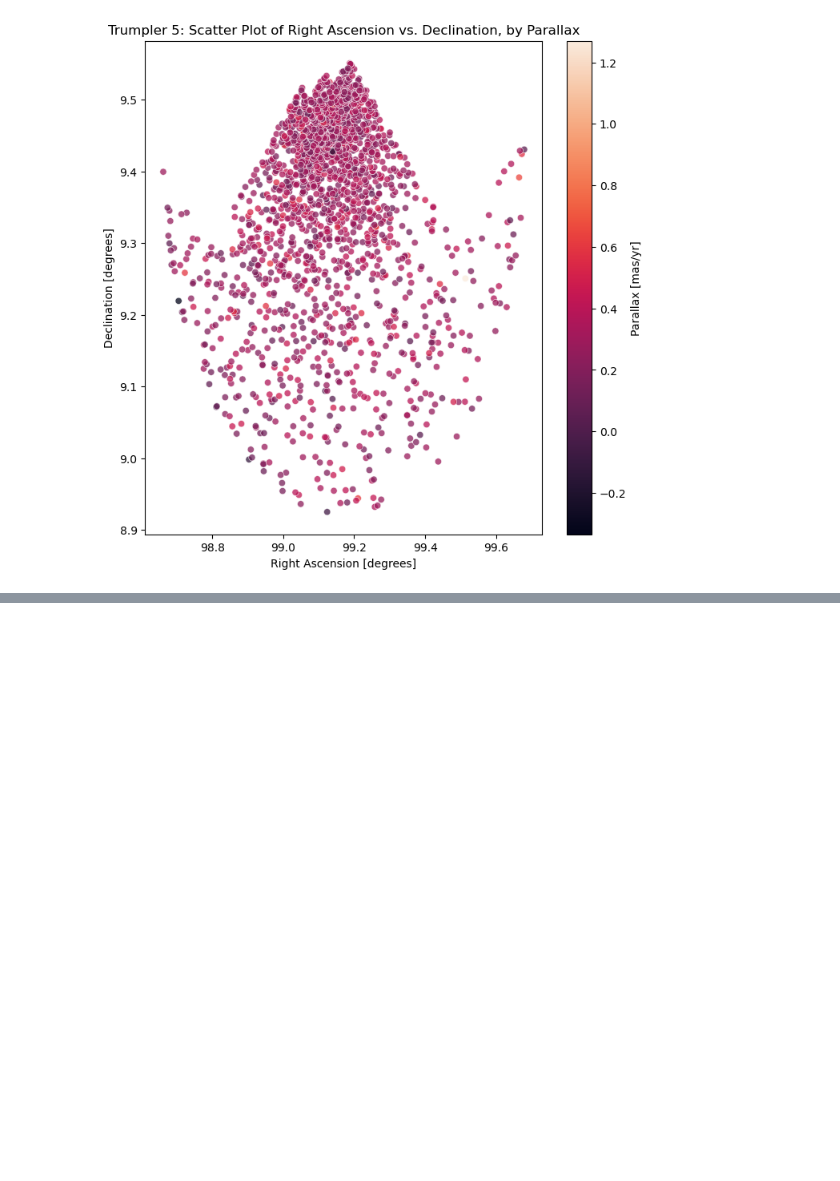
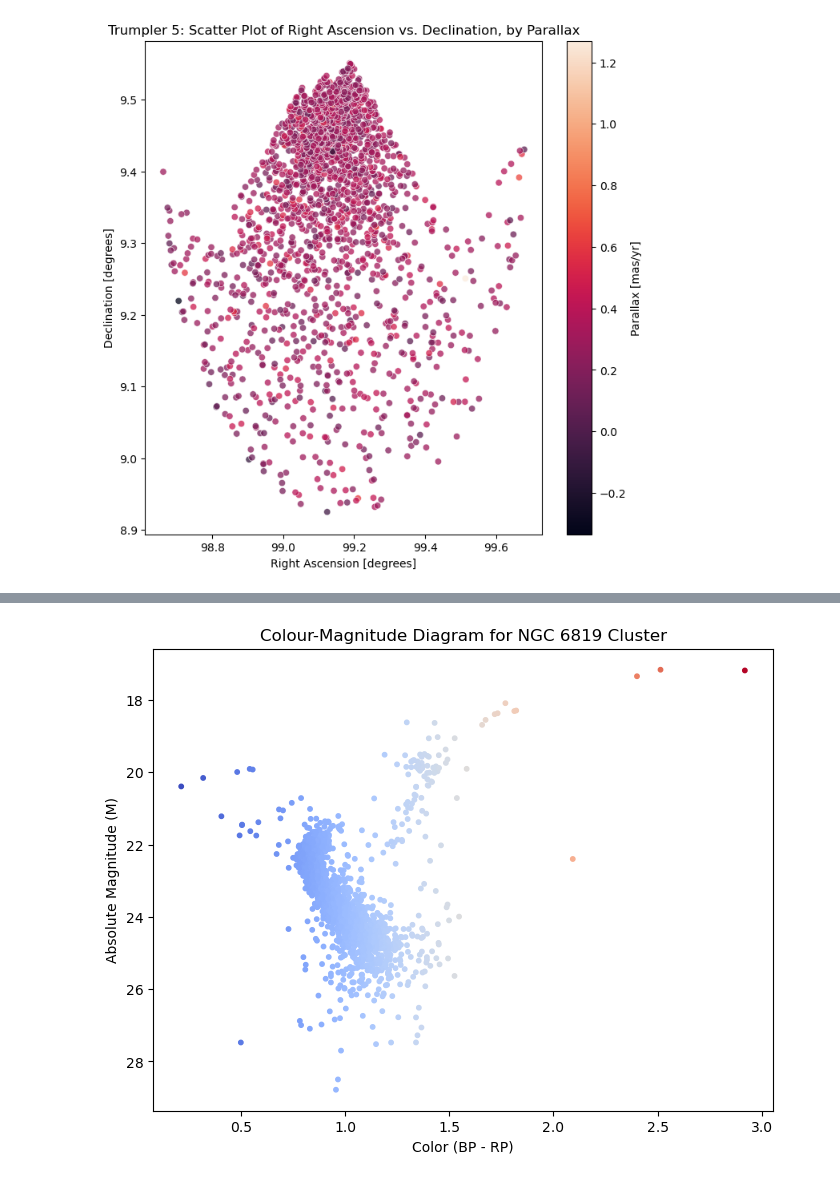
Before and after one commit to SakilaW/DATA301_Individual_Project, a Jupyter notebook: Code/Exploratory Data Analysis.ipynb, the cells around one changed output, grey strips where cells are left out. Drawn from its saved outputs; the diff is of its cells as text; code cells hidden in the pictures; blank space fills up the shorter version.

```diff
--- a/Code/Exploratory Data Analysis.ipynb
+++ b/Code/Exploratory Data Analysis.ipynb
@@ -216,0 +262,13 @@ plt.show()
+# %%
+## NGC 6819 Colour-Magnitude Diagram
+ngc_6819['absolute_magnitude'] = ngc_6819['phot_g_mean_mag'] - 5 * np.log10(ngc_6819['parallax']) + 5
+
+plt.figure(figsize = (8, 6))
+plt.scatter(ngc_6819['bp_rp'], ngc_6819['absolute_magnitude'], s = 10, c = ngc_6819['bp_rp'], cmap = 'coolwarm', marker = 'o')
+plt.xlabel('Color (BP - RP)')
+plt.ylabel('Absolute Magnitude (M)')
+plt.gca().invert_yaxis()
+plt.title('Colour-Magnitude Diagram for NGC 6819 Cluster')
+plt.show()
+# %% [output]
+[figure, added]
```
Also changed, not shown: parts of 5 cells of this notebook.
